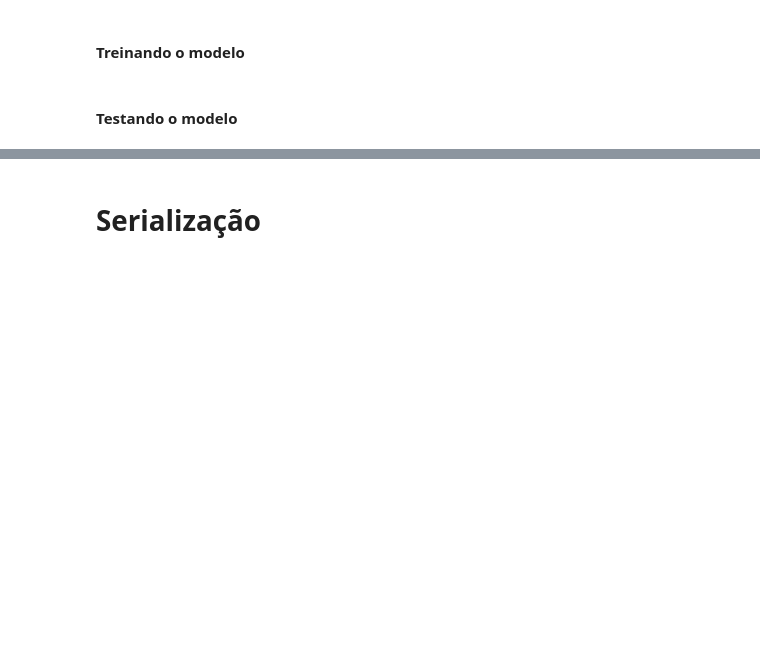
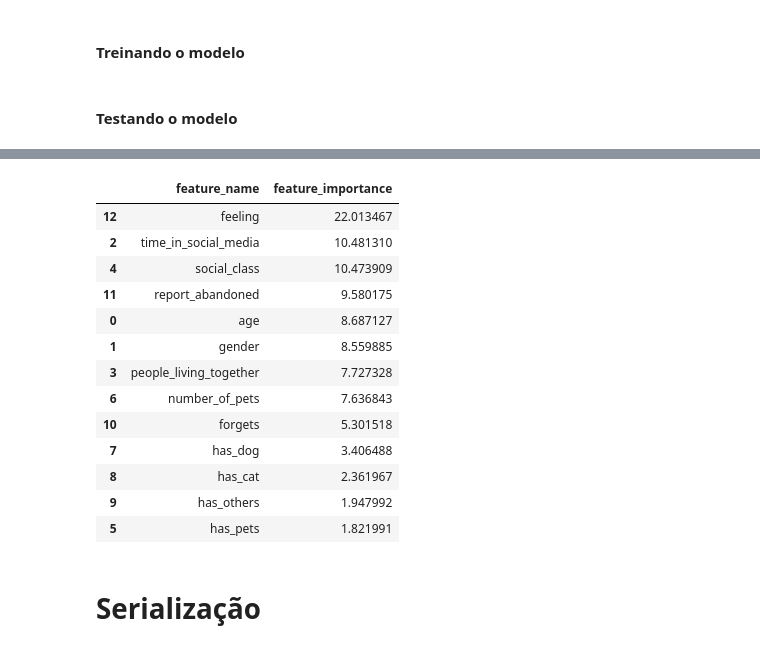
Before and after one commit to Peticos/Analise_Exploratoria, a Jupyter notebook: machine_learning_vai_ser_cliente.ipynb, the cells around one changed output, grey strips where cells are left out. Saved outputs shown, nothing was run; the diff lists cells and outputs as text; code cells hidden in the pictures; blank space fills up the shorter version.

Commit message:
ajustes no modelo.

```diff
--- a/machine_learning_vai_ser_cliente.ipynb
+++ b/machine_learning_vai_ser_cliente.ipynb
@@ -101,9 +101,11 @@ df = pd.concat([filtered_df.groupby('would_use').sample(frac=0.28), df.loc[df['w
+# %%
+df['report_abandoned'] = df['report_abandoned']/4
 # %% [markdown]
 ## Divisão do DataFrame
 # %% [markdown]
 ### Separação features e resposta
 # %%
-x = df.drop(columns=['would_use', 'feeling'])
+x = df.drop(columns=['would_use'])
 y = df['would_use']
 # %% [markdown]
 ### Separação treino e teste
@@ -220,0 +223,6 @@ weighted avg       0.60      0.59      0.58        68
+# %%
+from catboost import CatBoostClassifier
+model = CatBoostClassifier()
+model.fit(x_train, y_train)
+
+y_pred = test(model, x_test, y_test)
@@ -221,3 +247,26 @@ weighted avg       0.60      0.59      0.58        68
+# %%
+all_features = []
+
+for i in range(len(model.feature_importances_)):
+    dicionario = {'feature_name': model.feature_names_[i], 'feature_importance': model.feature_importances_[i]}
+    all_features.append(dicionario)
+
+pd.DataFrame.from_dict(all_features).sort_values(by='feature_importance', ascending=False)
+# %% [output]
+|  | feature_name | feature_importance |
+| 12 | feeling | 22.013467 |
+| 2 | time_in_social_media | 10.481310 |
+| 4 | social_class | 10.473909 |
+| 11 | report_abandoned | 9.580175 |
+| 0 | age | 8.687127 |
+| 1 | gender | 8.559885 |
+| 3 | people_living_together | 7.727328 |
+| 6 | number_of_pets | 7.636843 |
+| 10 | forgets | 5.301518 |
+| 7 | has_dog | 3.406488 |
+| 8 | has_cat | 2.361967 |
+| 9 | has_others | 1.947992 |
+| 5 | has_pets | 1.821991 |
 # %% [markdown]
 # Serialização
 # %% [markdown]
```
Also changed, not shown: parts of 9 cells of this notebook, 6 other files.
